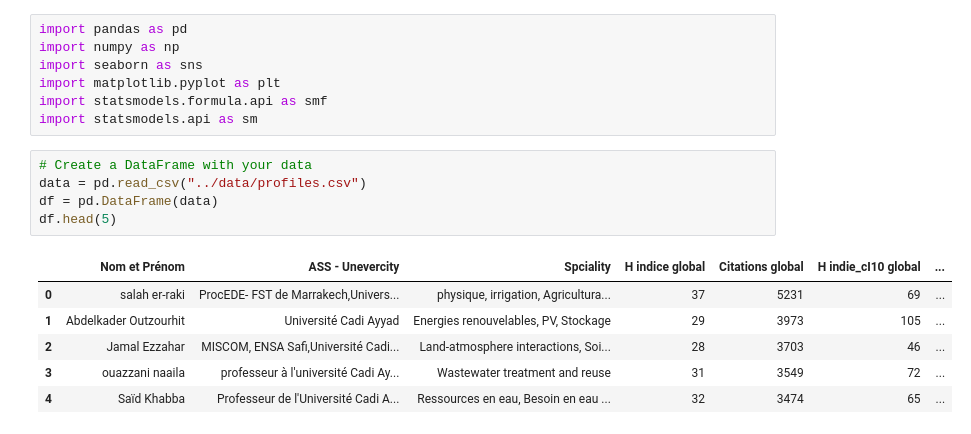
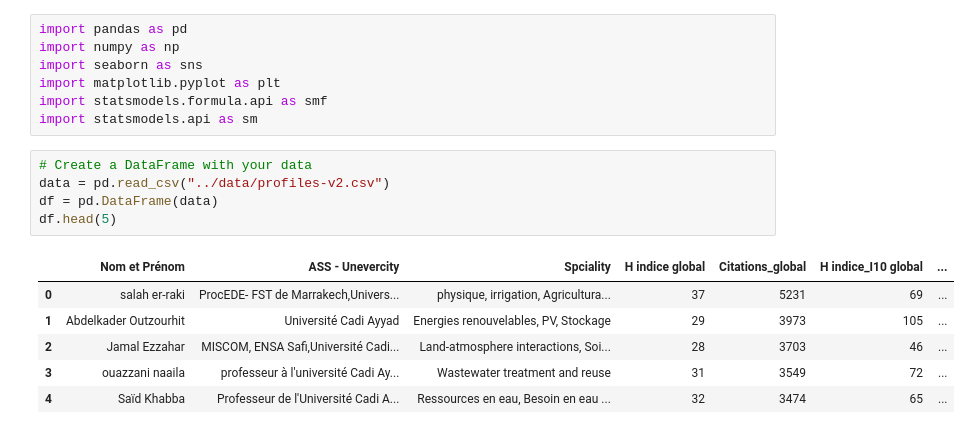
Before and after one commit to hamza-bousalih/googlescholar_analyse, a Jupyter notebook: analysis/anova/anova-test-v2.ipynb, the cells around one changed output. Drawn from its saved outputs; the diff is of its cells as text.

```diff
--- a/analysis/anova/anova-test-v2.ipynb
+++ b/analysis/anova/anova-test-v2.ipynb
@@ -7,11 +7,11 @@ import statsmodels.formula.api as smf
 import statsmodels.api as sm
 # %%
 # Create a DataFrame with your data
-data = pd.read_csv("../data/profiles.csv")
+data = pd.read_csv("../data/profiles-v2.csv")
 df = pd.DataFrame(data)
 df.head(5)
 # %% [output]
-|  | Nom et Prénom | ASS - Unevercity | Spciality | H indice global | Citations global | H indie_cI10 global | ... |
+|  | Nom et Prénom | ASS - Unevercity | Spciality | H indice global | Citations_global | H indice_I10 global | ... |
 | 0 | salah er-raki | ProcEDE- FST de Marrakech,Univers... | physique, irrigation, Agricultura... | 37 | 5231 | 69 | ... |
 | 1 | Abdelkader Outzourhit | Université Cadi Ayyad | Energies renouvelables, PV, Stockage | 29 | 3973 | 105 | ... |
 | 2 | Jamal Ezzahar | MISCOM, ENSA Safi,Université Cadi... | Land-atmosphere interactions, Soi... | 28 | 3703 | 46 | ... |
```
Also changed, not shown: parts of 2 cells of this notebook, 4 other files.
